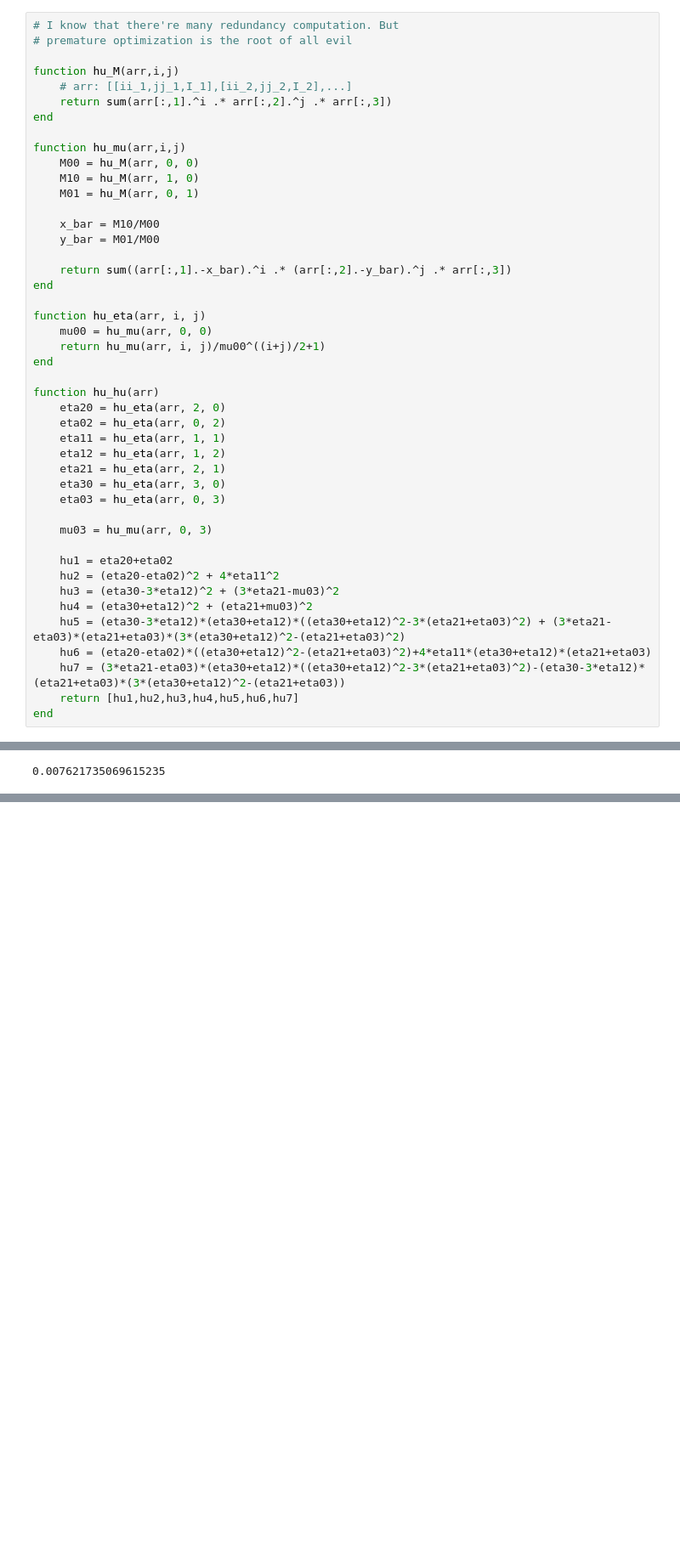
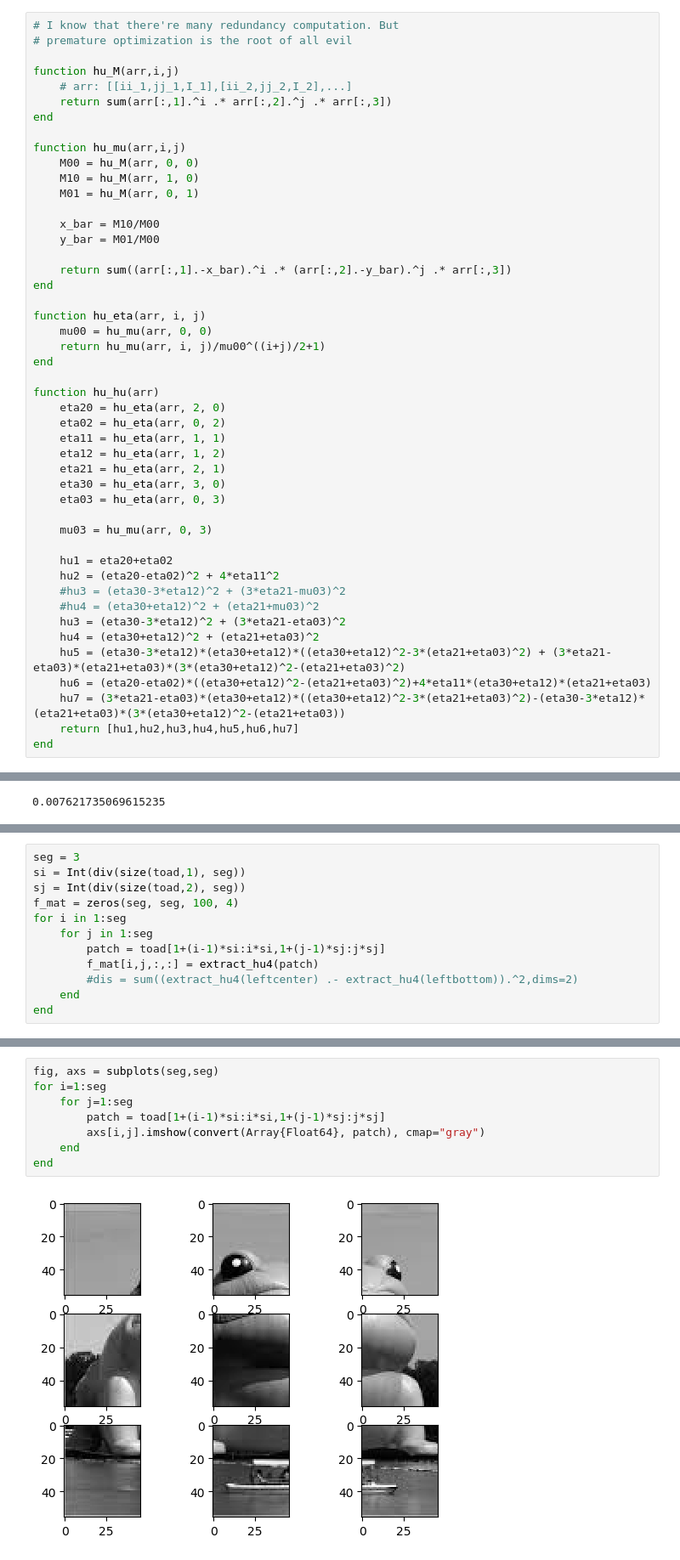
Before and after one commit to yiyuezhuo/nonparametric-statistic-class-paper, a Jupyter notebook: bootstrap_invariant_feature.ipynb, the cells around one changed output, grey strips where cells are left out. Shown at 85% size. Drawn from its saved outputs; the diff is of its cells as text; blank space fills up the shorter version.

```diff
--- a/bootstrap_invariant_feature.ipynb
+++ b/bootstrap_invariant_feature.ipynb
@@ -64,8 +64,10 @@ function hu_hu(arr)
 
     hu1 = eta20+eta02
     hu2 = (eta20-eta02)^2 + 4*eta11^2
-    hu3 = (eta30-3*eta12)^2 + (3*eta21-mu03)^2
-    hu4 = (eta30+eta12)^2 + (eta21+mu03)^2
+    #hu3 = (eta30-3*eta12)^2 + (3*eta21-mu03)^2
+    #hu4 = (eta30+eta12)^2 + (eta21+mu03)^2
+    hu3 = (eta30-3*eta12)^2 + (3*eta21-eta03)^2
+    hu4 = (eta30+eta12)^2 + (eta21+eta03)^2
     hu5 = (eta30-3*eta12)*(eta30+eta12)*((eta30+eta12)^2-3*(eta21+eta03)^2) + (3*eta21-eta03)*(eta21+eta03)*(3*(eta30+eta12)^2-(eta21+eta03)^2)
     hu6 = (eta20-eta02)*((eta30+eta12)^2-(eta21+eta03)^2)+4*eta11*(eta30+eta12)*(eta21+eta03)
     hu7 = (3*eta21-eta03)*(eta30+eta12)*((eta30+eta12)^2-3*(eta21+eta03)^2)-(eta30-3*eta12)*(eta21+eta03)*(3*(eta30+eta12)^2-(eta21+eta03))
@@ -251,0 +462,12 @@ std(mat,dims=1)
+# %%
+seg = 3
+si = Int(div(size(toad,1), seg))
+sj = Int(div(size(toad,2), seg))
+f_mat = zeros(seg, seg, 100, 4)
+for i in 1:seg
+    for j in 1:seg
+        patch = toad[1+(i-1)*si:i*si,1+(j-1)*sj:j*sj]
+        f_mat[i,j,:,:] = extract_hu4(patch)
+        #dis = sum((extract_hu4(leftcenter) .- extract_hu4(leftbottom)).^2,dims=2)
+    end
+end
@@ -251,0 +481,10 @@ std(mat,dims=1)
+# %%
+fig, axs = subplots(seg,seg)
+for i=1:seg
+    for j=1:seg
+        patch = toad[1+(i-1)*si:i*si,1+(j-1)*sj:j*sj]
+        axs[i,j].imshow(convert(Array{Float64}, patch), cmap="gray")
+    end
+end
+# %% [output]
+[figure, added]
```
Also changed, not shown: parts of 53 cells of this notebook, 12 other files.
